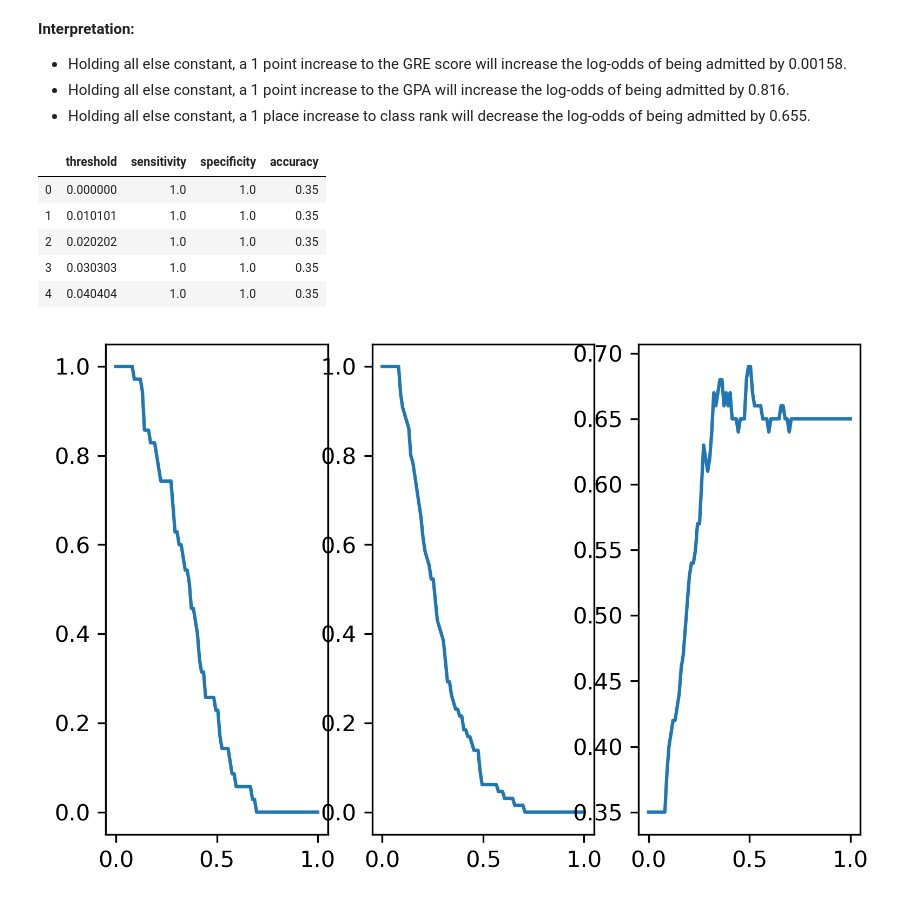
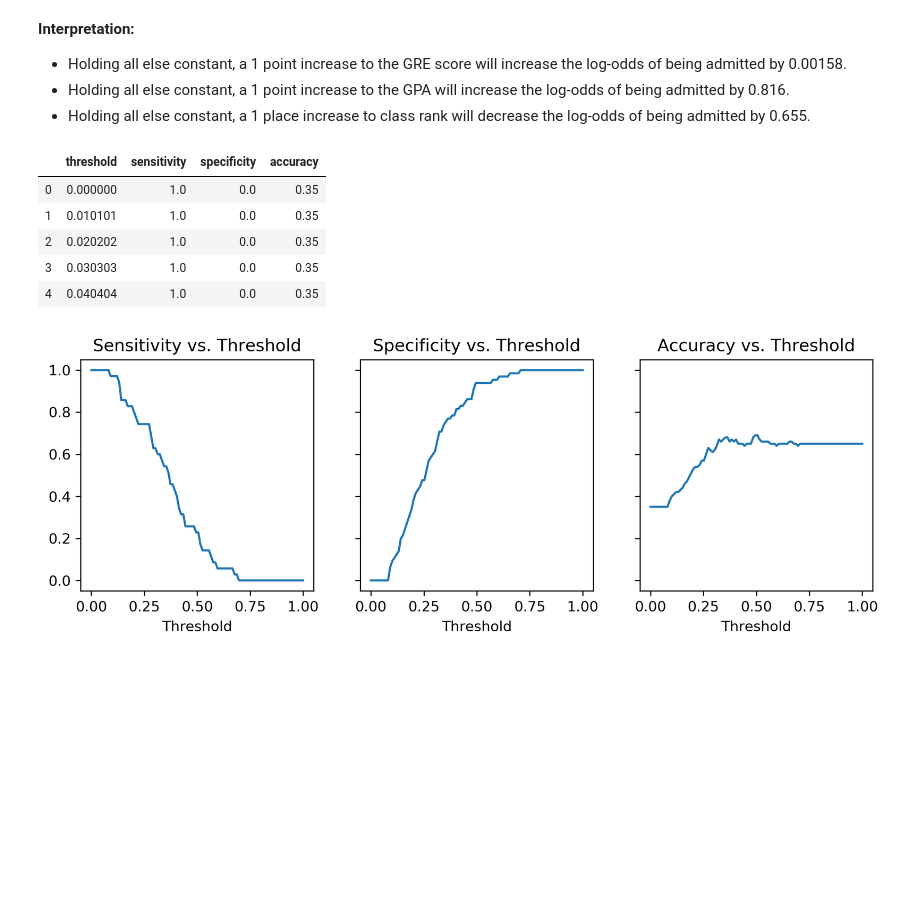
Before and after one commit to eigenvivek/BMDS, a Jupyter notebook: quizzes/quiz-4-v715/quiz4.ipynb, the cells around one changed output. Saved outputs shown, nothing was run; the diff lists cells and outputs as text; code cells hidden in the pictures; blank space fills up the shorter version.

```diff
--- a/quizzes/quiz-4-v715/quiz4.ipynb
+++ b/quizzes/quiz-4-v715/quiz4.ipynb
@@ -95,7 +95,7 @@ def get_metrics(y_pred, y_true, threshold):
     tn = cf[1, 1]
 
     sens = tp / (tp + fn)
-    spec = fp / (fp + tn)
+    spec = tn / (fp + tn)
     acc = (tn + tp) / (tp + fp + fn + tn)
 
     return threshold, sens, spec, acc
@@ -107,19 +107,24 @@ metrics = pd.DataFrame(metrics, columns=["threshold", "sensitivity", "specificit
 metrics.head()
 # %% [output]
 |  | threshold | sensitivity | specificity | accuracy |
-| 0 | 0.000000 | 1.0 | 1.0 | 0.35 |
-| 1 | 0.010101 | 1.0 | 1.0 | 0.35 |
-| 2 | 0.020202 | 1.0 | 1.0 | 0.35 |
-| 3 | 0.030303 | 1.0 | 1.0 | 0.35 |
-| 4 | 0.040404 | 1.0 | 1.0 | 0.35 |
+| 0 | 0.000000 | 1.0 | 0.0 | 0.35 |
+| 1 | 0.010101 | 1.0 | 0.0 | 0.35 |
+| 2 | 0.020202 | 1.0 | 0.0 | 0.35 |
+| 3 | 0.030303 | 1.0 | 0.0 | 0.35 |
+| 4 | 0.040404 | 1.0 | 0.0 | 0.35 |
 # %%
 # Plot the results
-fig, axs = plt.subplots(dpi=300, ncols=3, sharex=True)
+fig, axs = plt.subplots(ncols=3, sharex=True, sharey=True,
+                        dpi=300, figsize=(10, 3))
 
 axs[0].plot(metrics["threshold"], metrics["sensitivity"])
 axs[1].plot(metrics["threshold"], metrics["specificity"])
 axs[2].plot(metrics["threshold"], metrics["accuracy"])
 
+axs[0].set(title="Sensitivity vs. Threshold", xlabel="Threshold")
+axs[1].set(title="Specificity vs. Threshold", xlabel="Threshold")
+axs[2].set(title="Accuracy vs. Threshold", xlabel="Threshold")
+
 plt.show()
 # %% [output]
-[figure, old version]
+[figure, new version]
```
